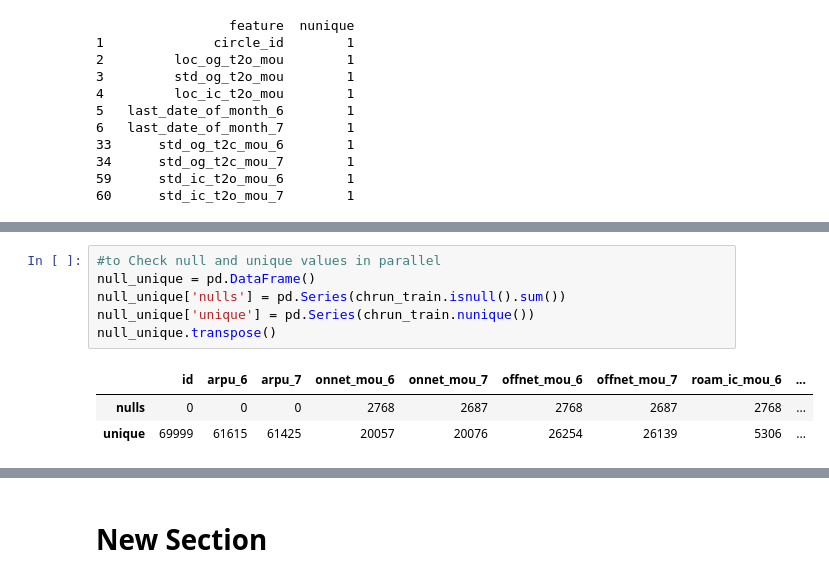
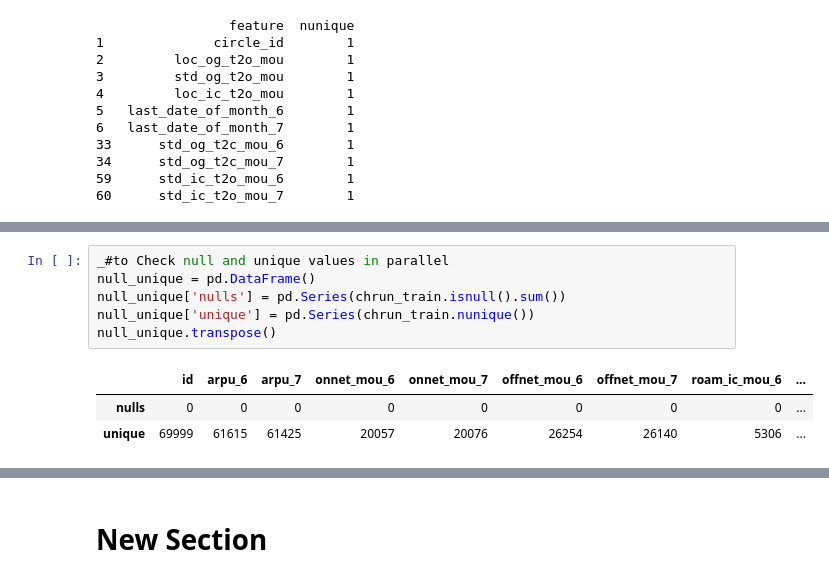
Before and after one commit to spdsp04/TelecomChrunCasestudy, a Jupyter notebook: Telecom_Chrun.ipynb, the cells around one changed output, grey strips where cells are left out. Cells and saved outputs as stored; diff of their text form.

```diff
--- a/Telecom_Chrun.ipynb
+++ b/Telecom_Chrun.ipynb
@@ -280,10 +314,10 @@ print(chrun_test.shape)
 # %%
-#to Check null and unique values in parallel
+_#to Check null and unique values in parallel
 null_unique = pd.DataFrame()
 null_unique['nulls'] = pd.Series(chrun_train.isnull().sum())
 null_unique['unique'] = pd.Series(chrun_train.nunique())
 null_unique.transpose()
 # %% [output]
 |  | id | arpu_6 | arpu_7 | onnet_mou_6 | onnet_mou_7 | offnet_mou_6 | offnet_mou_7 | roam_ic_mou_6 | ... |
-| nulls | 0 | 0 | 0 | 2768 | 2687 | 2768 | 2687 | 2768 | ... |
-| unique | 69999 | 61615 | 61425 | 20057 | 20076 | 26254 | 26139 | 5306 | ... |
+| nulls | 0 | 0 | 0 | 0 | 0 | 0 | 0 | 0 | ... |
+| unique | 69999 | 61615 | 61425 | 20057 | 20076 | 26254 | 26140 | 5306 | ... |
```
Also changed, not shown: parts of 10 cells of this notebook.
